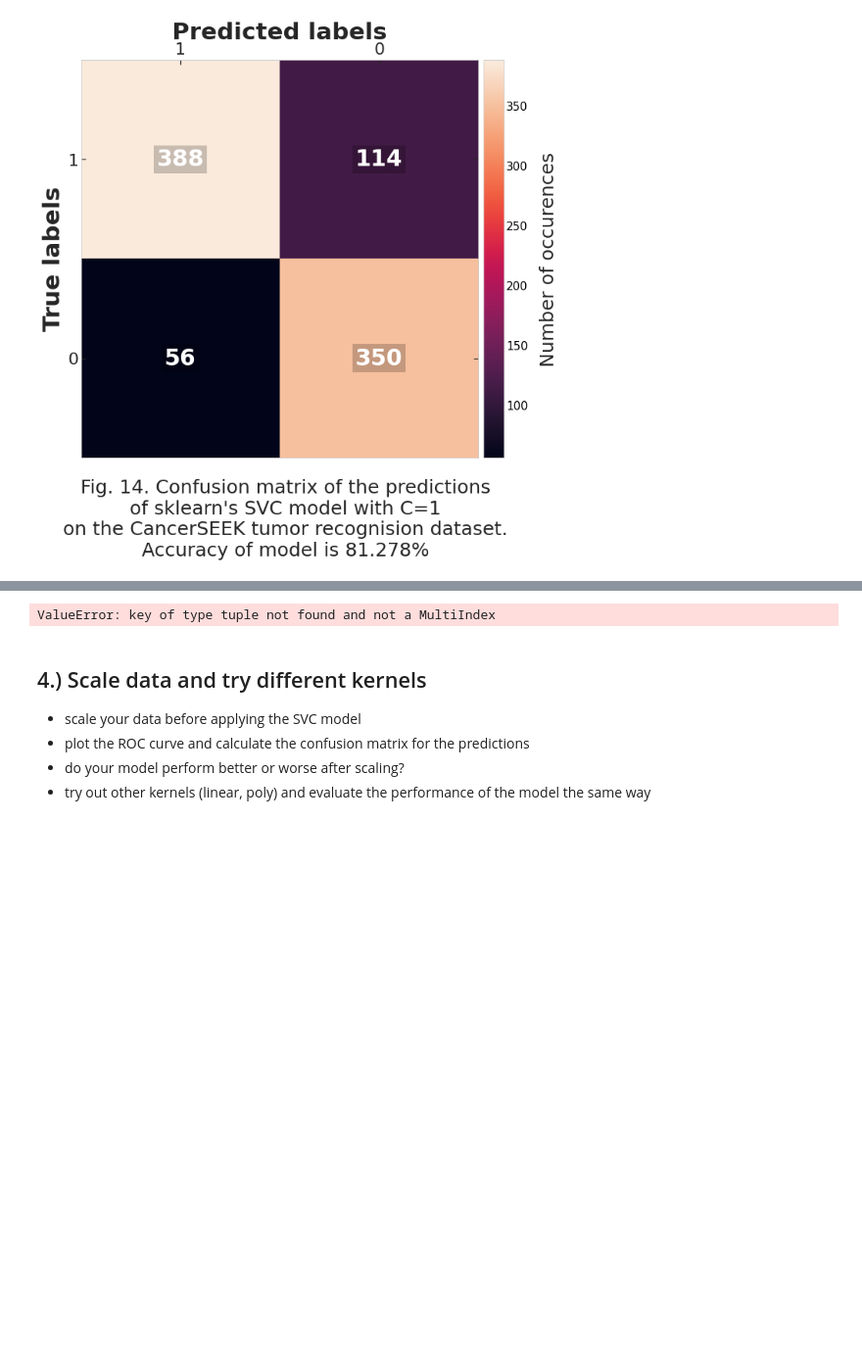
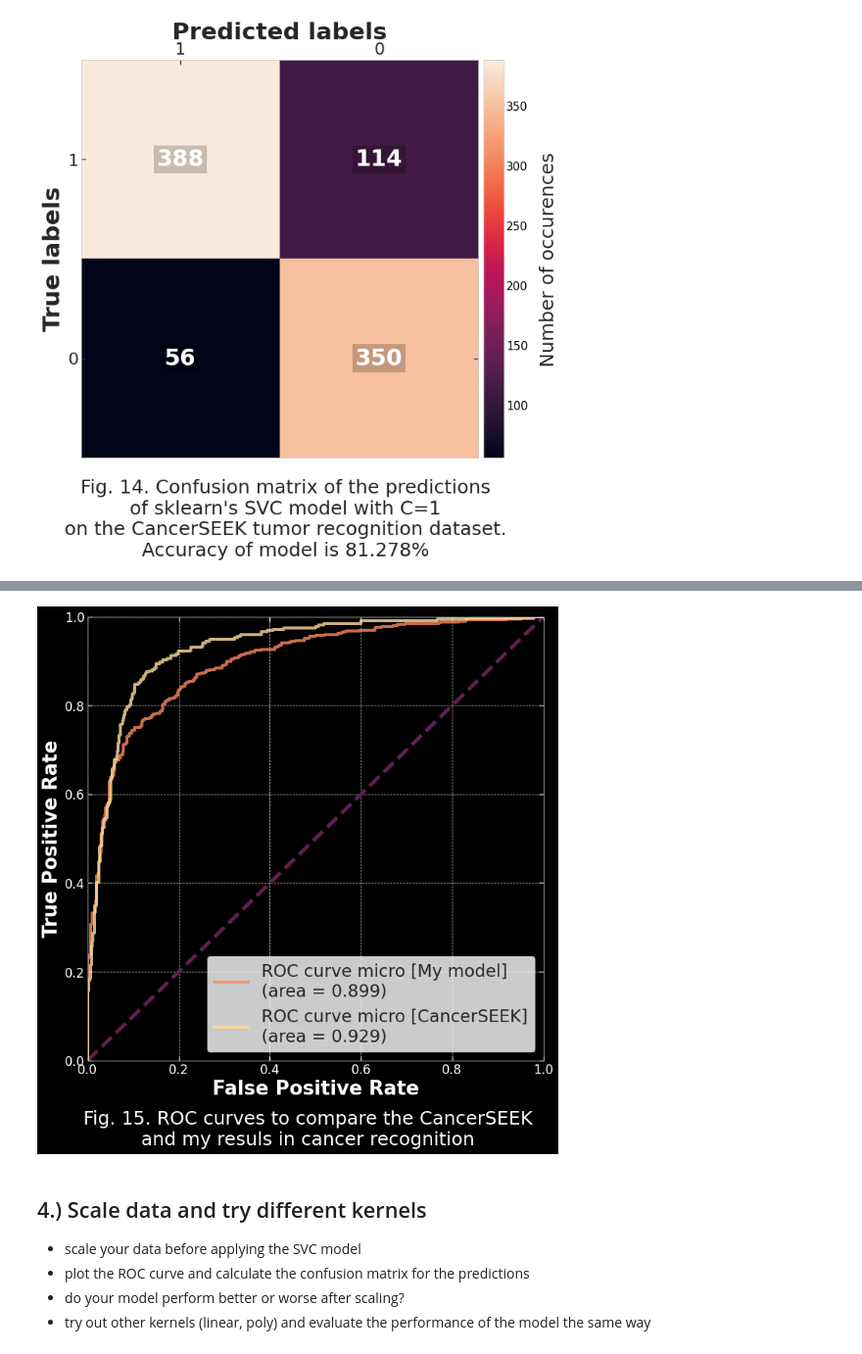
Before and after one commit to masterdesky/ELTE-data-mining-2020, a Jupyter notebook: Homeworks/Week 7/homework_07.ipynb, the cells around one changed output, grey strips where cells are left out. Shown at 98% size. Cells and saved outputs as stored; diff of their text form; code cells hidden in the pictures; blank space fills up the shorter version.

```diff
--- a/Homeworks/Week 7/homework_07.ipynb
+++ b/Homeworks/Week 7/homework_07.ipynb
@@ -682,2 +683,10 @@ plot_confusion_matrix(conf_mat, y, labels=[1,0],
+# %%
+# Binarize labels
+y = label_binarize(y, classes=np.unique(y))
+y_test = np.array(y_test)[:, np.newaxis]
+y_test_cS = np.array(df['CancerSEEK Test Result'])[1::2][:, np.newaxis]
+n_classes = y.shape[1]
 # %%
 y_score = svc.fit(X_train, y_train).decision_function(X_test)
+if n_classes == 1:
+    y_score = y_score[:, np.newaxis]
@@ -687,17 +693,55 @@ n_classes = y.shape[1]
 # %%
-# Compute ROC curve and ROC area for each class
-fpr = dict()
-tpr = dict()
-roc_auc = dict()
-for i in range(n_classes):
-    fpr[i], tpr[i], _ = roc_curve(y_test[:, i], y_score[:, i])
-    roc_auc[i] = auc(fpr[i], tpr[i])
+def compute_roc(y_test, y_score, n_classes):
 
-# Compute micro-average ROC curve and ROC area
-fpr["micro"], tpr["micro"], _ = roc_curve(y_test.ravel(), y_score.ravel())
-roc_auc["micro"] = auc(fpr["micro"], tpr["micro"])
+    # Compute ROC curve and ROC area for each class
+    fpr = dict()
+    tpr = dict()
+    roc_auc = dict()
+    for i in range(n_classes):
+        fpr[i], tpr[i], _ = roc_curve(y_test[:, i], y_score[:, i])
+        roc_auc[i] = auc(fpr[i], tpr[i])
+
+    # Compute micro-average ROC curve and ROC area
+    fpr["micro"], tpr["micro"], _ = roc_curve(y_test.ravel(), y_score.ravel())
+    roc_auc["micro"] = auc(fpr["micro"], tpr["micro"])
+
+    return fpr, tpr, roc_auc
-# %% [output]
-ValueError: key of type tuple not found and not a MultiIndex
+# %%
+fpr_my, tpr_my, roc_auc_my = compute_roc(y_test=y_test,
+                                         y_score=y_score, n_classes=n_classes)
+fpr_cS, tpr_cS, roc_auc_cS = compute_roc(y_test=y_test_cS,
+                                         y_score=y_score, n_classes=n_classes)
+# %%
+fig, axes = plt.subplots(figsize=(11, 11),
+                         facecolor='black', subplot_kw={'facecolor' : 'black'})
+
+axes.plot([0, 1], [0, 1], color=rocket_cmap(0.25), lw=5, linestyle='--')
+
+# My model
+axes.plot(fpr_my['micro'], tpr_my['micro'],
+          label='ROC curve micro [My model]\n(area = %0.3f)' % roc_auc_my['micro'],
+          color=cm.magma(0.75), lw=4, alpha=0.8)
+# CancerSEEK
+axes.plot(fpr_cS['micro'], tpr_cS['micro'],
+          label='ROC curve micro [CancerSEEK]\n(area = %0.3f)' % roc_auc_cS['micro'],
+          color=cm.magma(0.93), lw=4, alpha=0.8)
+
+axes.set_xlim([0.0, 1.0])
+axes.set_ylim([0.0, 1.0])
+
+#ax.set_title('Tumor type : {0}'.format(tumor_dict[k+1]), fontsize=axistitlesize, fontweight='bold')
+axes.set_xlabel('False Positive Rate', fontsize=axislabelsize, fontweight='bold', color='white')
+axes.set_ylabel('True Positive Rate', fontsize=axislabelsize, fontweight='bold', color='white')
+axes.tick_params(axis='both', which='major', labelsize=axisticksize, colors='white')
+
+axes.legend(loc='lower right', fontsize=axislegendsize)
+
+plt.suptitle('Fig. 15. ROC curves to compare the CancerSEEK\nand my resuls in cancer recognition',
+             fontsize=axistitlesize+5, y=0.04, color='white')
+
+plt.show()
+# %% [output]
+[figure, added]
 # %% [markdown]
 ## 4.) Scale data and try different kernels
 
```
Also changed, not shown: parts of 44 cells of this notebook.
